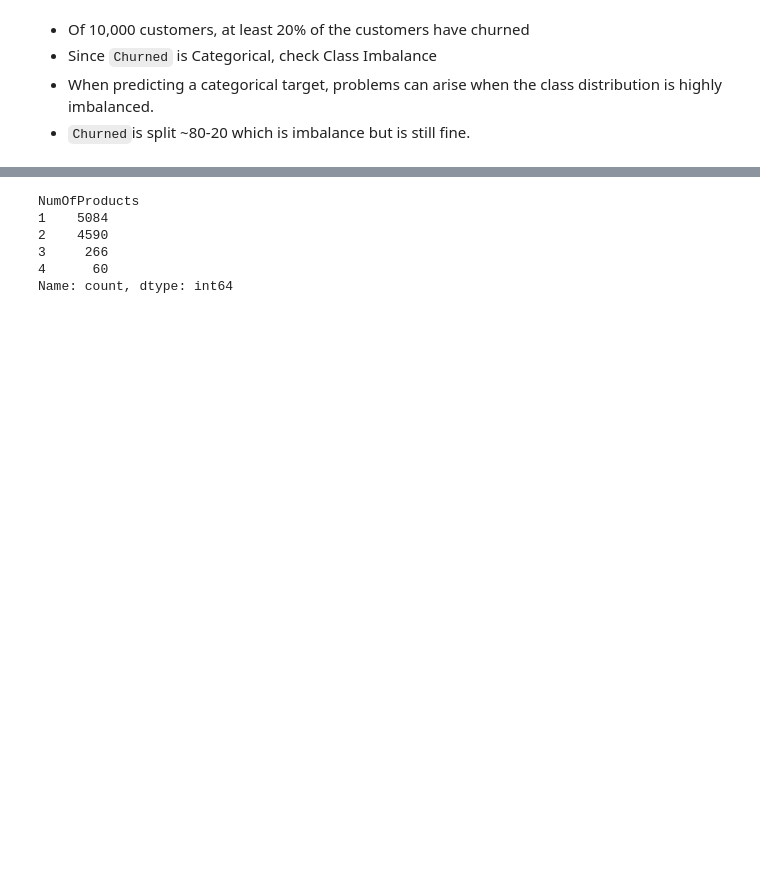
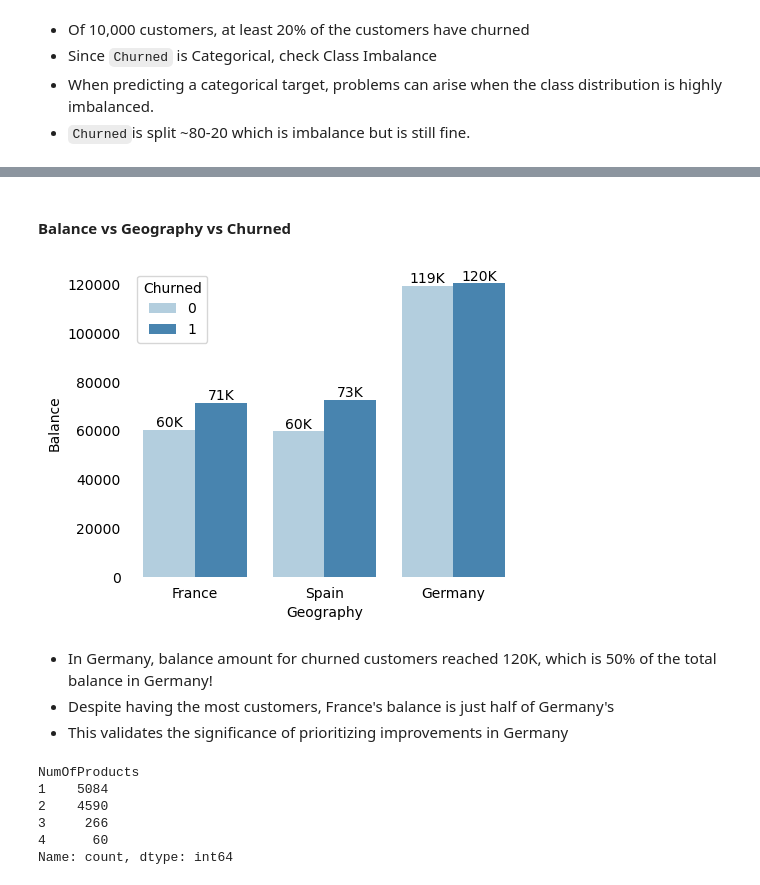
Before and after one commit to aprilhong/bankchurn, a Jupyter notebook: bank_churn_notebook.ipynb, the cells around one changed output, grey strips where cells are left out. Cells and saved outputs as stored; diff of their text form; code cells hidden in the pictures; blank space fills up the shorter version.

```diff
--- a/bank_churn_notebook.ipynb
+++ b/bank_churn_notebook.ipynb
@@ -316,3 +366,27 @@ Customers are from 3 countries: France, Germany, and Spain. Over half are custom
+# %% [markdown]
+#### Balance vs Geography vs Churned
+# %%
+fig = plt.figure(figsize=(5,4))
+ax = sns.barplot(x=df['Geography'], y=df['Balance'], hue=df['Churned'], palette='Blues', errorbar=None)
+ax.tick_params(left=False, bottom=False) # Remove ticks
+sns.despine(left=True, bottom=True) # Remove borders borders
+
+# Loop through bars and add percentage labels
+for patch in ax.patches:
+    height = patch.get_height()
+    label = f'{height/1000:.0f}K'
+
+    # Place the label at the top center of the bar
+    x = patch.get_x() + patch.get_width() / 2
+    y = patch.get_height() + 0.1  # Adjust y position for better placement
+
+    ax.text(x, y, label, ha='center', va='bottom')
+# %% [output]
+[figure, added]
+# %% [markdown]
+- In Germany, balance amount for churned customers reached 120K, which is 50% of the total balance in Germany!
+- Despite having the most customers, France's balance is just half of Germany's
+- This validates the significance of prioritizing improvements in Germany
 # %%
 # Separate numerical and categorical variables into different df
 df['NumOfProducts'].value_counts()
```
Also changed, not shown: parts of 32 cells of this notebook.
